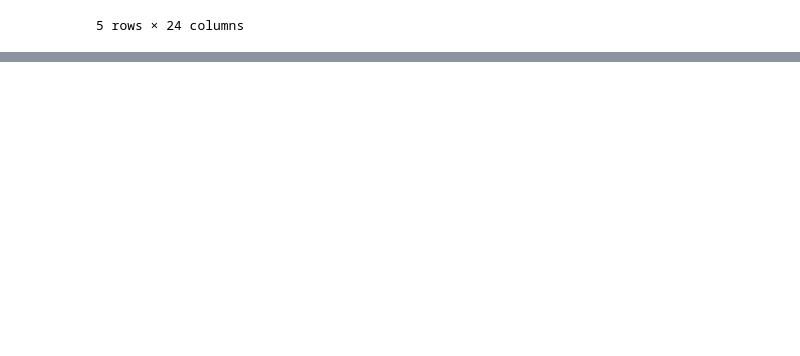
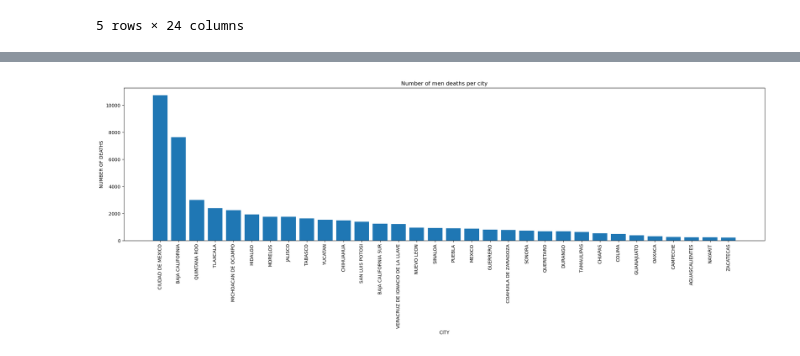
Before and after one commit to Felo2023/Project-1, a Jupyter notebook: Python programs/Main program2.0.ipynb, the cells around one changed output, grey strips where cells are left out. Cells and saved outputs as stored; diff of their text form; code cells hidden in the pictures; blank space fills up the shorter version.

Commit message:
Uploading gender filters and morbidities stats

```diff
--- a/Python programs/Main program2.0.ipynb
+++ b/Python programs/Main program2.0.ipynb
@@ -153,3 +160,15 @@ complete_data2.head()
 5 rows × 24 columns
 # %%
 complete_data2.to_csv('../Resultados/Dataframe.csv')
+# %%
+complete_data_analysis=pd.read_csv('../Resultados/Dataframe.csv')
+# %%
+#Split data considering a range of age and sex of the pacient
+
+ages=[0,20,30,40,50,60,70,80,90,100]
+age_ranges=["<20","Between 21 and 30","Between 31 and 40","Between 41 and 50","Between 51 and 60","Between 61 and 70","Between 71 and 80","Between 81 and 90"," 91 and more"]
+# Slice the data and place it into bins
+complete_data_analysis["RANGO DE EDAD"] = pd.cut(complete_data_analysis["EDAD"],
+                                              ages, labels=age_ranges,
+                                              include_lowest=True)
+complete_data_analysis
@@ -155,0 +189,5 @@ complete_data2.to_csv('../Resultados/Dataframe.csv')
+# %%
+#FilteR Data by SEX
+
+complete_data_men=complete_data_analysis.loc[complete_data_analysis["SEXO"]=="HOMBRE"]
+complete_data_men
@@ -155,0 +219,14 @@ complete_data2.to_csv('../Resultados/Dataframe.csv')
+# %%
+Cities=complete_data_men["ENTIDAD_UM"].unique()
+Deaths_cities=complete_data_men["ENTIDAD_UM"].value_counts()
+
+plt.figure(figsize=(25,6))
+
+plt.bar(Cities,Deaths_cities)
+plt.xticks(rotation=90)
+plt.xlabel("CITY")
+plt.ylabel("NUMBER OF DEATHS")
+plt.title("Number of men deaths per city")
+plt.show()
+# %% [output]
+[figure, added]
```
Also changed, not shown: parts of 12 cells of this notebook.
